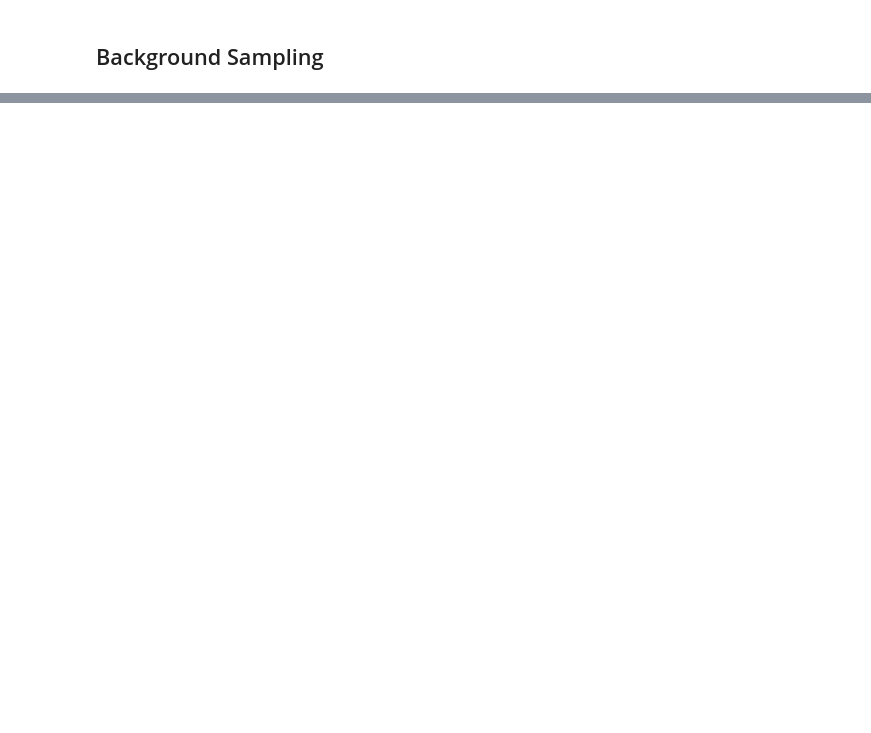
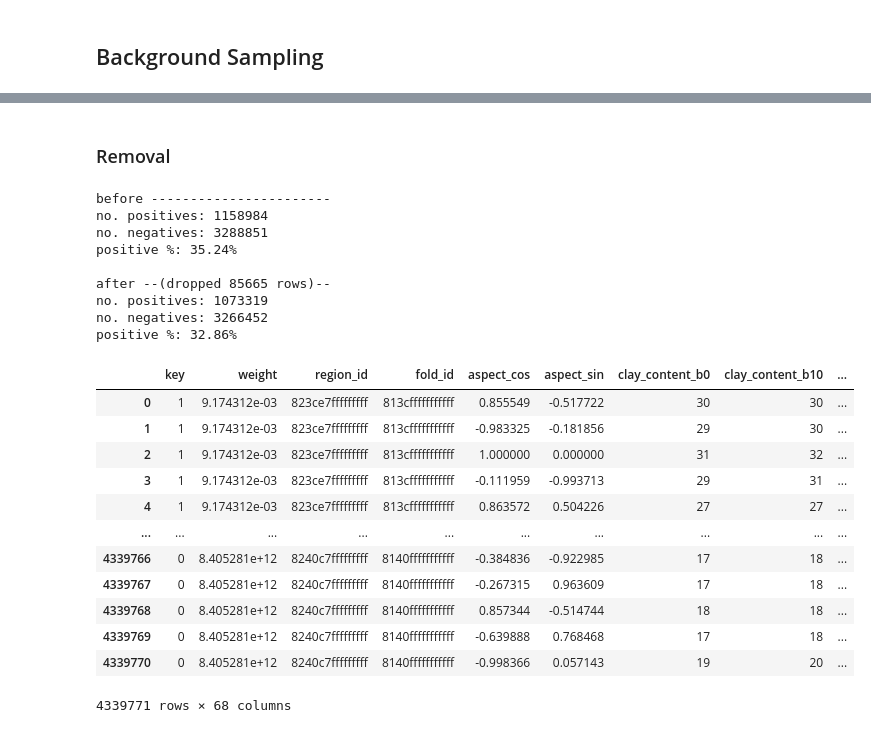
Before and after one commit to shyagehike/atlas-v2, a Jupyter notebook: features.ipynb, the cells around one changed output, grey strips where cells are left out. Saved outputs shown, nothing was run; the diff lists cells and outputs as text; code cells hidden in the pictures; blank space fills up the shorter version.

```diff
--- a/features.ipynb
+++ b/features.ipynb
@@ -15,16 +18,21 @@ import geemap as gmp
 # load env file and take in settings from config
 from dotenv import load_dotenv
 import yaml
+from IPython.core.magic import register_cell_magic
 
+# magic to disable certain heavy data processing cells when no longer necessary
+@register_cell_magic
+def skip(line,cell):return
+
+# authenticating & initializing earth engine
 load_dotenv()
 ee.Authenticate()
 ee.Initialize(project=os.getenv('projectkey'))
 
-with open('config.yaml','r') as f:
-    config=yaml.safe_load(f)
-
-SEED=config['main']['seed'] # 42
-np.random.seed(42)
-tf.random.set_seed(42)
+# reading config & setting seed
+with open('config.yaml','r') as f:config=yaml.safe_load(f)
+SEED=config.get('seed')
+np.random.seed(SEED)
+tf.random.set_seed(SEED)
 # %%
 gfld=pd.read_excel('database/19_10 Landslide database master.xlsx')
@@ -464,2 +888,43 @@ testfc=phi(testpointer,10,40,testtimestamp,testtimestamp+24*3600000,24*3600000)
+# %% [markdown]
+### Removal
+# %%
+# calculate ratio of positives to negatives in pre-clean dataset
+pos0=dF2[dF2['key']==1].__len__()
+neg0=dF2[dF2['key']==0].__len__()
+print(f'before {'-'*23}',f'no. positives: {pos0}',f'no. negatives: {neg0}',f'positive %: {pos0/neg0:.2%}\n',sep='\n')
+
+dF2C=dF2[mask_tri & mask_curv] # apply earlier tri & curvature masks
+dF2C=dF2C[~(dF2C.drop(meta,axis=1)==config_sampling.get('unmask_val',-99)).any(axis=1)] # now also dropping all rows with ANY null values (surprisingly not very many)
+dF2C.reset_index(drop=True,inplace=True)
+
+# calculate ratio of positives to negatives in post-clean dataset
+pos1=dF2C[dF2C['key']==1].__len__()
+neg1=dF2C[dF2C['key']==0].__len__()
+print(f'after --(dropped {pos0+neg0-pos1-neg0} rows)--',f'no. positives: {pos1}',f'no. negatives: {neg1}',f'positive %: {pos1/neg1:.2%}\n',sep='\n')
+
+dF2C # dF2 cleaned
+# %% [output]
+before -----------------------
+no. positives: 1158984
+no. negatives: 3288851
+positive %: 35.24%
+
+after --(dropped 85665 rows)--
+no. positives: 1073319
+no. negatives: 3266452
+positive %: 32.86%
+|  | key | weight | region_id | fold_id | aspect_cos | aspect_sin | clay_content_b0 | clay_content_b10 | ... |
+| 0 | 1 | 9.174312e-03 | 823ce7fffffffff | 813cfffffffffff | 0.855549 | -0.517722 | 30 | 30 | ... |
+| 1 | 1 | 9.174312e-03 | 823ce7fffffffff | 813cfffffffffff | -0.983325 | -0.181856 | 29 | 30 | ... |
+| 2 | 1 | 9.174312e-03 | 823ce7fffffffff | 813cfffffffffff | 1.000000 | 0.000000 | 31 | 32 | ... |
+| 3 | 1 | 9.174312e-03 | 823ce7fffffffff | 813cfffffffffff | -0.111959 | -0.993713 | 29 | 31 | ... |
+| 4 | 1 | 9.174312e-03 | 823ce7fffffffff | 813cfffffffffff | 0.863572 | 0.504226 | 27 | 27 | ... |
+| ... | ... | ... | ... | ... | ... | ... | ... | ... | ... |
+| 4339766 | 0 | 8.405281e+12 | 8240c7fffffffff | 8140fffffffffff | -0.384836 | -0.922985 | 17 | 18 | ... |
+| 4339767 | 0 | 8.405281e+12 | 8240c7fffffffff | 8140fffffffffff | -0.267315 | 0.963609 | 17 | 18 | ... |
+| 4339768 | 0 | 8.405281e+12 | 8240c7fffffffff | 8140fffffffffff | 0.857344 | -0.514744 | 18 | 18 | ... |
+| 4339769 | 0 | 8.405281e+12 | 8240c7fffffffff | 8140fffffffffff | -0.639888 | 0.768468 | 17 | 18 | ... |
+| 4339770 | 0 | 8.405281e+12 | 8240c7fffffffff | 8140fffffffffff | -0.998366 | 0.057143 | 19 | 20 | ... |
+4339771 rows × 68 columns
 # %%
 # thanks for your time
```
Also changed, not shown: parts of 37 cells of this notebook, 10 other files.
